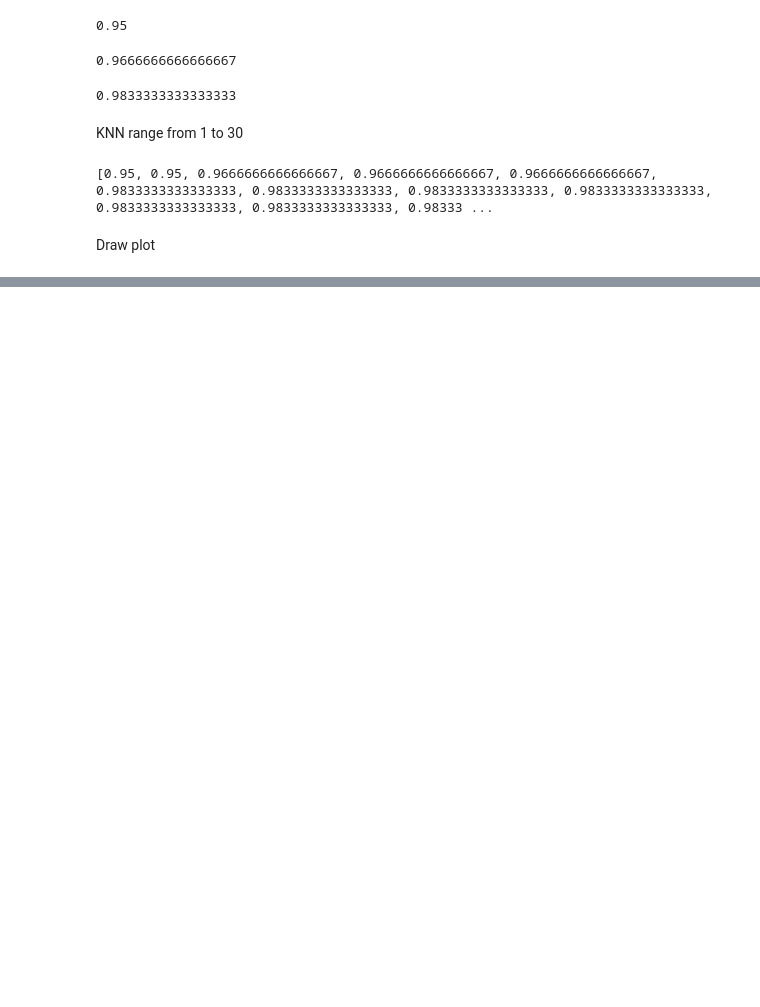
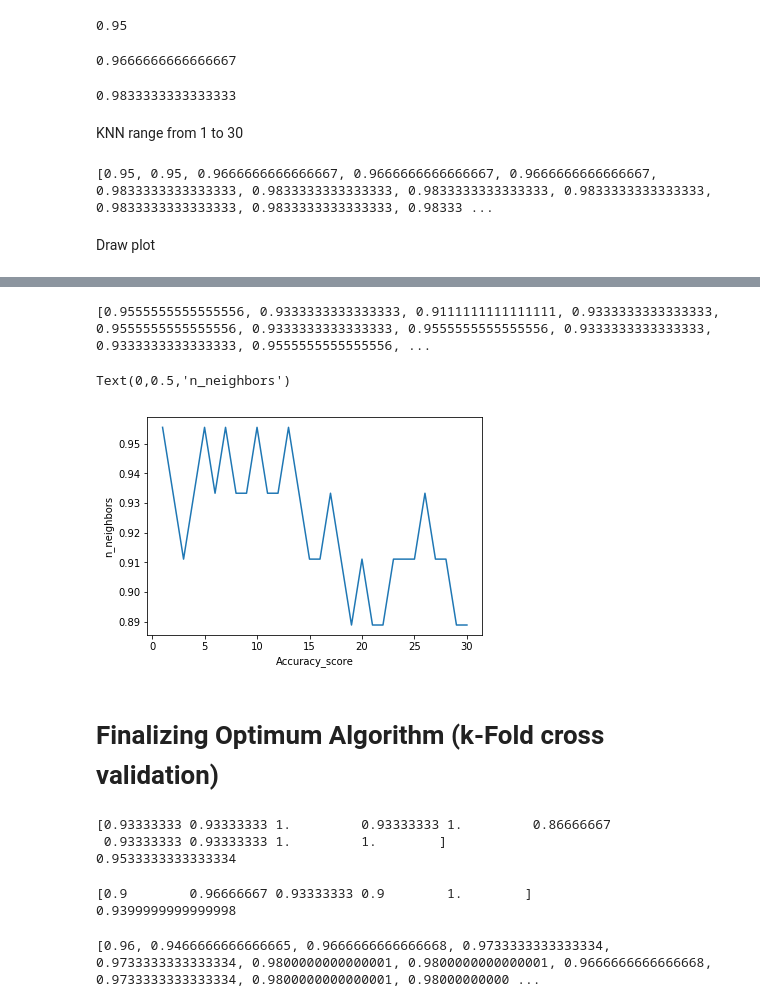
Before and after one commit to udaytak/DataScience-Basics, a Jupyter notebook: 01_Data_Sciece_iris_data.ipynb, the cells around one changed output, grey strips where cells are left out. Saved outputs shown, nothing was run; the diff lists cells and outputs as text; code cells hidden in the pictures; blank space fills up the shorter version.

Commit message:
k fold cross validation

```diff
--- a/01_Data_Sciece_iris_data.ipynb
+++ b/01_Data_Sciece_iris_data.ipynb
@@ -487 +490,30 @@ plt.ylabel('n_neighbors')
+# %%
+from sklearn.model_selection import train_test_split
+
+X_train, X_test, y_train, y_test = train_test_split(X, y, test_size=0.3)
+# %%
+knn_scores=[]
+
+for i in range(1,31):
+    knn=KNeighborsClassifier(n_neighbors=i)
+    knn.fit(X_train,y_train)
+    y_pred = knn.predict(X_test)
+    knn_scores.append(metrics.accuracy_score(y_test,y_pred))
+    #knn_scores[i]=metrics.accuracy_score(y_test,y_pred)
+
+print(knn_scores)
+# %% [output]
+[0.9555555555555556, 0.9333333333333333, 0.9111111111111111, 0.9333333333333333, 0.9555555555555556, 0.9333333333333333, 0.9555555555555556, 0.9333333333333333, 0.9333333333333333, 0.9555555555555556, ...
+# %%
+import matplotlib.pyplot as plt
+%matplotlib inline
+plt.plot(range(1,31),knn_scores)
+
+plt.xlabel('Accuracy_score')
+plt.ylabel('n_neighbors')
+# %% [output]
+Text(0,0.5,'n_neighbors')
+[figure, added]
+# %% [markdown]
+# Finalizing Optimum Algorithm (k-Fold cross validation)
 # %%
@@ -489,6 +526,19 @@ plt.ylabel('n_neighbors')
+# %%
+from sklearn.model_selection import cross_val_score #import package for cross validation
+knn5 = KNeighborsClassifier(n_neighbors=5) # knn-5
+scores = cross_val_score(knn, X, y, cv=10, scoring ='accuracy') #10 iterations
+print(scores)
+print(scores.mean())
+# %% [output]
+[0.93333333 0.93333333 1.         0.93333333 1.         0.86666667
+ 0.93333333 0.93333333 1.         1.        ]
+0.9533333333333334
 # %%
 from sklearn.model_selection import cross_val_score
 knn5 = KNeighborsClassifier(n_neighbors=5)
-scores = cross_val_score(knn, X, y, cv=10, scoring ='accuracy')
+scores = cross_val_score(knn, X, y, cv=5, scoring ='accuracy') #5 iterations
 print(scores)
 print(scores.mean())
+# %% [output]
+[0.9        0.96666667 0.93333333 0.9        1.        ]
+0.9399999999999998
@@ -495,6 +547,10 @@ print(scores.mean())
 # %%
-from sklearn.model_selection import cross_val_score
-knn5 = KNeighborsClassifier(n_neighbors=5)
-scores = cross_val_score(knn, X, y, cv=5, scoring ='accuracy')
-print(scores)
-print(scores.mean())
+k_scores=[]
+for i in range(1,46):
+    knn=KNeighborsClassifier(n_neighbors=i)
+    scores = cross_val_score(knn, X, y, cv=5, scoring ='accuracy')
+    k_scores.append(scores.mean())
+
+print(k_scores)
+# %% [output]
+[0.96, 0.9466666666666665, 0.9666666666666668, 0.9733333333333334, 0.9733333333333334, 0.9800000000000001, 0.9800000000000001, 0.9666666666666668, 0.9733333333333334, 0.9800000000000001, 0.98000000000 ...
```
Also changed, not shown: parts of 5 cells of this notebook.
